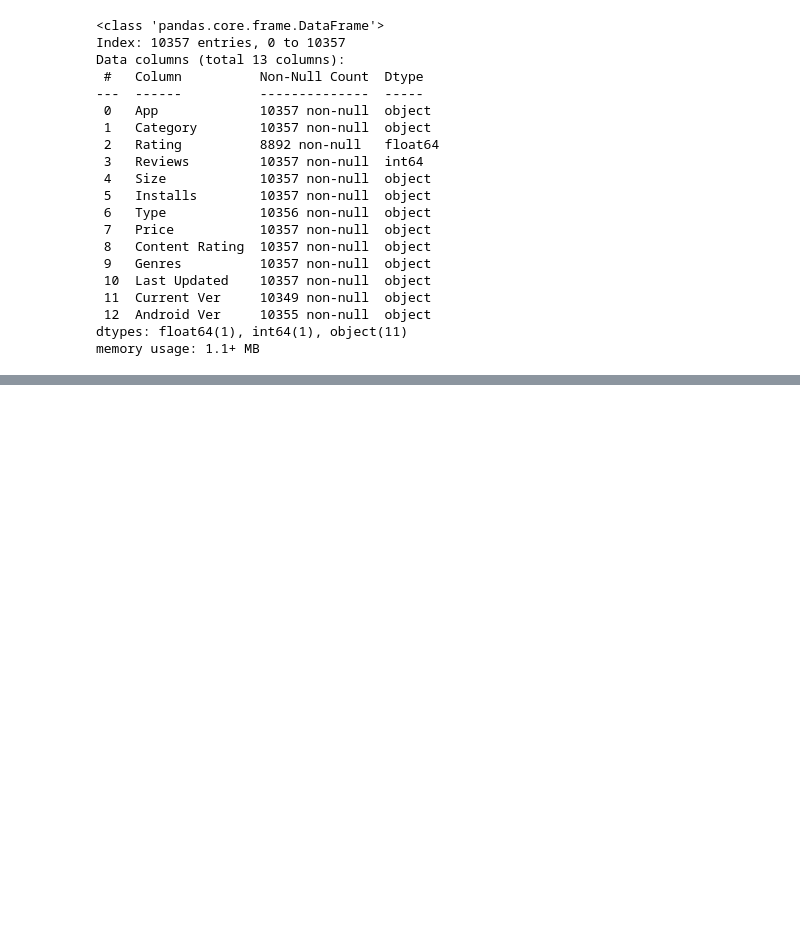
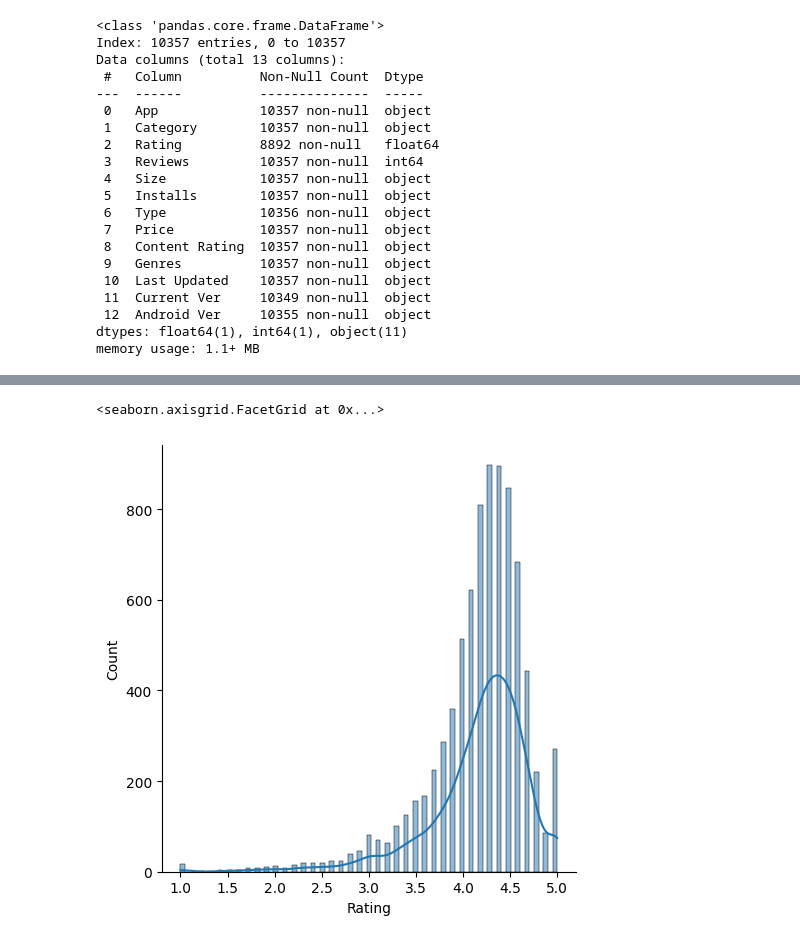
Before and after one commit to arybadj/machine-learning, a Jupyter notebook: EDA/eda_googleplaystore.ipynb, the cells around one changed output, grey strips where cells are left out. Cells and saved outputs as stored; diff of their text form; code cells hidden in the pictures; blank space fills up the shorter version.

```diff
--- a/EDA/eda_googleplaystore.ipynb
+++ b/EDA/eda_googleplaystore.ipynb
@@ -238,0 +570,6 @@ memory usage: 1.1+ MB
+# %%
+sns.displot(df_copy['Rating'],kde=True)
+# kde gives the line
+# %% [output]
+<seaborn.axisgrid.FacetGrid at 0x...>
+[figure, added]
```
Also changed, not shown: parts of 60 cells of this notebook.
